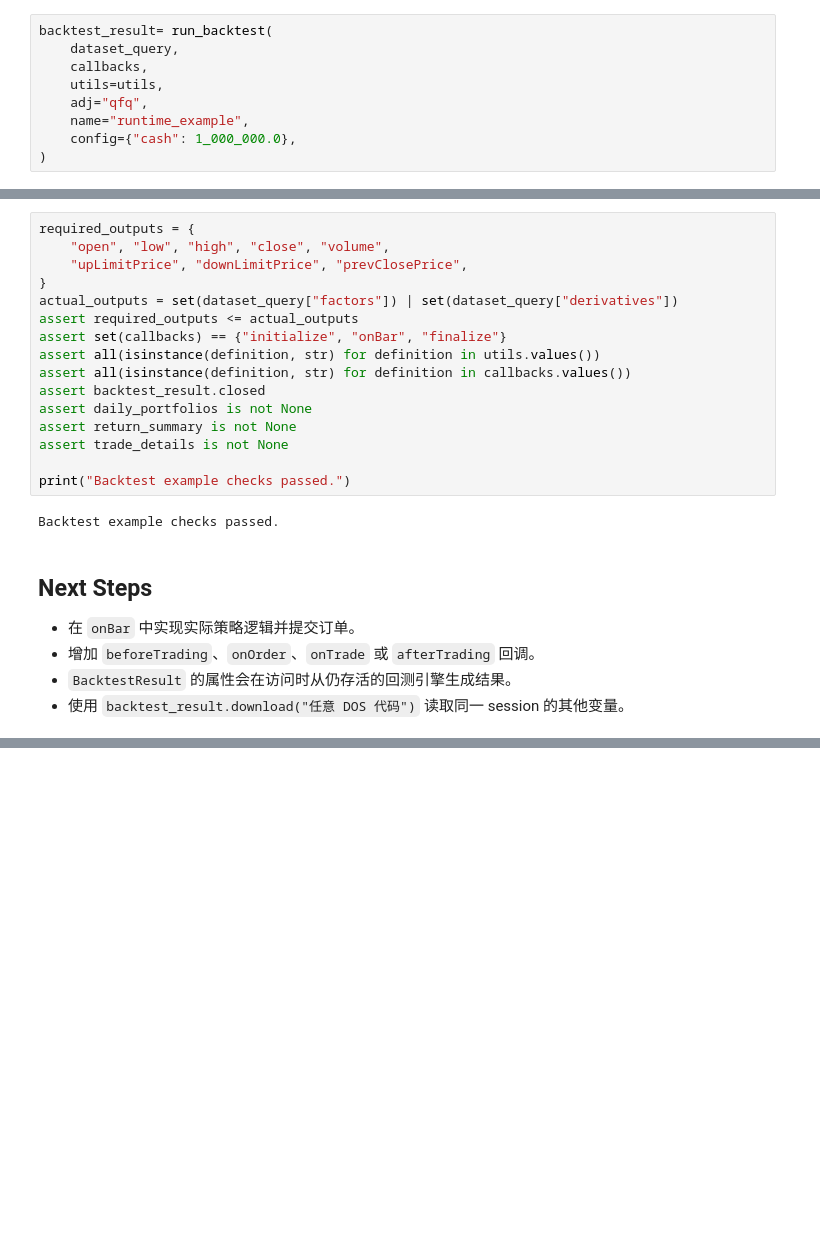
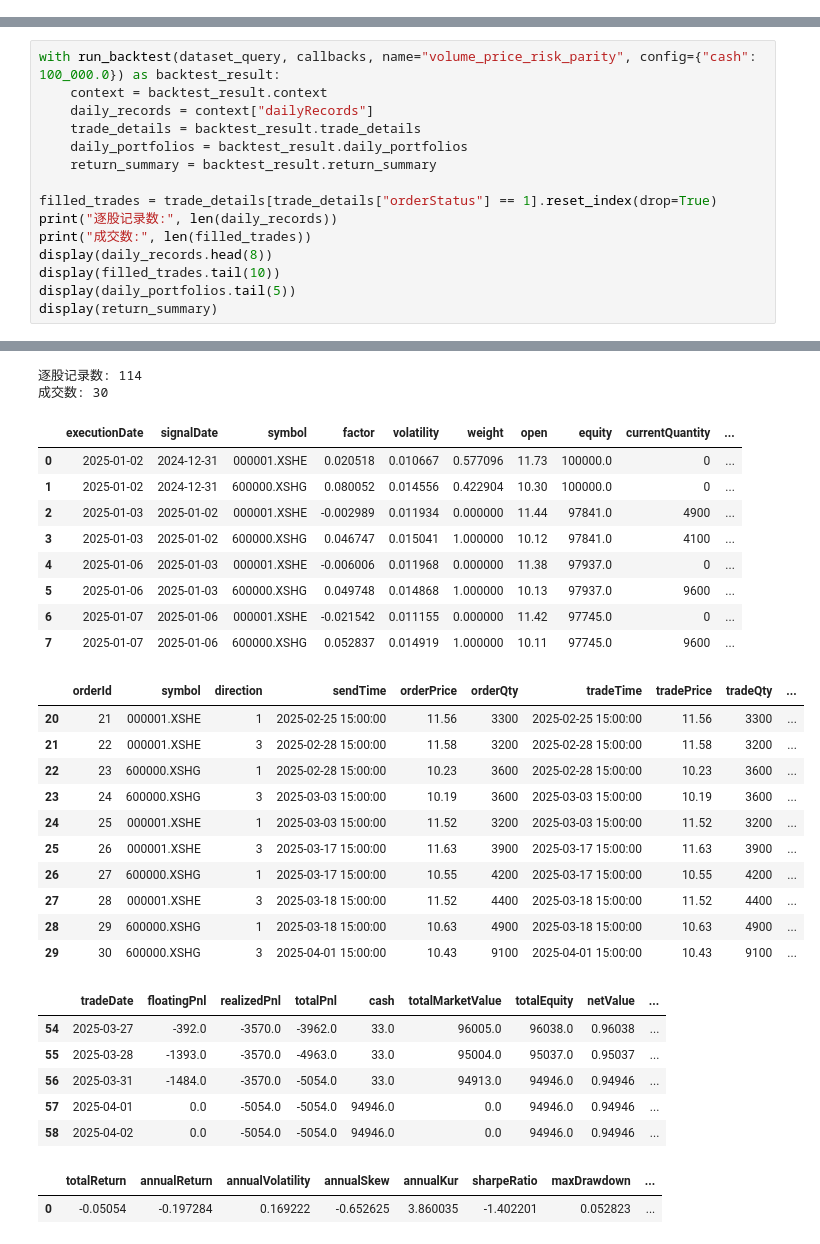
Before and after one commit to Genesis-Quant/runtime, a Jupyter notebook: examples/backtest.ipynb, the cells around one changed output, grey strips where cells are left out. Drawn from its saved outputs; the diff is of its cells as text; blank space fills up the shorter version.

```diff
--- a/examples/backtest.ipynb
+++ b/examples/backtest.ipynb
@@ -139,9 +65,0 @@ callbacks: ['initialize', 'onBar', 'finalize']
-# %%
-backtest_result= run_backtest(
-    dataset_query,
-    callbacks,
-    utils=utils,
-    adj="qfq",
-    name="runtime_example",
-    config={"cash": 1_000_000.0},
-)
@@ -182,25 +137,16 @@ backtest_result.close()
-# %%
-required_outputs = {
-    "open", "low", "high", "close", "volume",
-    "upLimitPrice", "downLimitPrice", "prevClosePrice",
-}
-actual_outputs = set(dataset_query["factors"]) | set(dataset_query["derivatives"])
-assert required_outputs <= actual_outputs
-assert set(callbacks) == {"initialize", "onBar", "finalize"}
-assert all(isinstance(definition, str) for definition in utils.values())
-assert all(isinstance(definition, str) for definition in callbacks.values())
-assert backtest_result.closed
-assert daily_portfolios is not None
-assert return_summary is not None
-assert trade_details is not None
-
-print("Backtest example checks passed.")
-# %% [output]
-Backtest example checks passed.
-# %% [markdown]
-## Next Steps
-
-- 在 `onBar` 中实现实际策略逻辑并提交订单。
-- 增加 `beforeTrading`、`onOrder`、`onTrade` 或 `afterTrading` 回调。
-- `BacktestResult` 的属性会在访问时从仍存活的回测引擎生成结果。
-- 使用 `backtest_result.download("任意 DOS 代码")` 读取同一 session 的其他变量。
+# %%
+with run_backtest(dataset_query, callbacks, name="volume_price_risk_parity", config={"cash": 100_000.0}) as backtest_result:
+    context = backtest_result.context
+    daily_records = context["dailyRecords"]
+    trade_details = backtest_result.trade_details
+    daily_portfolios = backtest_result.daily_portfolios
+    return_summary = backtest_result.return_summary
+
+filled_trades = trade_details[trade_details["orderStatus"] == 1].reset_index(drop=True)
+print("逐股记录数:", len(daily_records))
+print("成交数:", len(filled_trades))
+display(daily_records.head(8))
+display(filled_trades.tail(10))
+display(daily_portfolios.tail(5))
+display(return_summary)
+# %% [output]
@@ -206,0 +168,30 @@ Backtest example checks passed.
+逐股记录数: 114
+成交数: 30
+|  | executionDate | signalDate | symbol | factor | volatility | weight | open | equity | currentQuantity | ... |
+| 0 | 2025-01-02 | 2024-12-31 | 000001.XSHE | 0.020518 | 0.010667 | 0.577096 | 11.73 | 100000.0 | 0 | ... |
+| 1 | 2025-01-02 | 2024-12-31 | 600000.XSHG | 0.080052 | 0.014556 | 0.422904 | 10.30 | 100000.0 | 0 | ... |
+| 2 | 2025-01-03 | 2025-01-02 | 000001.XSHE | -0.002989 | 0.011934 | 0.000000 | 11.44 | 97841.0 | 4900 | ... |
+| 3 | 2025-01-03 | 2025-01-02 | 600000.XSHG | 0.046747 | 0.015041 | 1.000000 | 10.12 | 97841.0 | 4100 | ... |
+| 4 | 2025-01-06 | 2025-01-03 | 000001.XSHE | -0.006006 | 0.011968 | 0.000000 | 11.38 | 97937.0 | 0 | ... |
+| 5 | 2025-01-06 | 2025-01-03 | 600000.XSHG | 0.049748 | 0.014868 | 1.000000 | 10.13 | 97937.0 | 9600 | ... |
+| 6 | 2025-01-07 | 2025-01-06 | 000001.XSHE | -0.021542 | 0.011155 | 0.000000 | 11.42 | 97745.0 | 0 | ... |
+| 7 | 2025-01-07 | 2025-01-06 | 600000.XSHG | 0.052837 | 0.014919 | 1.000000 | 10.11 | 97745.0 | 9600 | ... |
+|  | orderId | symbol | direction | sendTime | orderPrice | orderQty | tradeTime | tradePrice | tradeQty | ... |
+| 20 | 21 | 000001.XSHE | 1 | 2025-02-25 15:00:00 | 11.56 | 3300 | 2025-02-25 15:00:00 | 11.56 | 3300 | ... |
+| 21 | 22 | 000001.XSHE | 3 | 2025-02-28 15:00:00 | 11.58 | 3200 | 2025-02-28 15:00:00 | 11.58 | 3200 | ... |
+| 22 | 23 | 600000.XSHG | 1 | 2025-02-28 15:00:00 | 10.23 | 3600 | 2025-02-28 15:00:00 | 10.23 | 3600 | ... |
+| 23 | 24 | 600000.XSHG | 3 | 2025-03-03 15:00:00 | 10.19 | 3600 | 2025-03-03 15:00:00 | 10.19 | 3600 | ... |
+| 24 | 25 | 000001.XSHE | 1 | 2025-03-03 15:00:00 | 11.52 | 3200 | 2025-03-03 15:00:00 | 11.52 | 3200 | ... |
+| 25 | 26 | 000001.XSHE | 3 | 2025-03-17 15:00:00 | 11.63 | 3900 | 2025-03-17 15:00:00 | 11.63 | 3900 | ... |
+| 26 | 27 | 600000.XSHG | 1 | 2025-03-17 15:00:00 | 10.55 | 4200 | 2025-03-17 15:00:00 | 10.55 | 4200 | ... |
+| 27 | 28 | 000001.XSHE | 3 | 2025-03-18 15:00:00 | 11.52 | 4400 | 2025-03-18 15:00:00 | 11.52 | 4400 | ... |
+| 28 | 29 | 600000.XSHG | 1 | 2025-03-18 15:00:00 | 10.63 | 4900 | 2025-03-18 15:00:00 | 10.63 | 4900 | ... |
+| 29 | 30 | 600000.XSHG | 3 | 2025-04-01 15:00:00 | 10.43 | 9100 | 2025-04-01 15:00:00 | 10.43 | 9100 | ... |
+|  | tradeDate | floatingPnl | realizedPnl | totalPnl | cash | totalMarketValue | totalEquity | netValue | ... |
+| 54 | 2025-03-27 | -392.0 | -3570.0 | -3962.0 | 33.0 | 96005.0 | 96038.0 | 0.96038 | ... |
+| 55 | 2025-03-28 | -1393.0 | -3570.0 | -4963.0 | 33.0 | 95004.0 | 95037.0 | 0.95037 | ... |
+| 56 | 2025-03-31 | -1484.0 | -3570.0 | -5054.0 | 33.0 | 94913.0 | 94946.0 | 0.94946 | ... |
+| 57 | 2025-04-01 | 0.0 | -5054.0 | -5054.0 | 94946.0 | 0.0 | 94946.0 | 0.94946 | ... |
+| 58 | 2025-04-02 | 0.0 | -5054.0 | -5054.0 | 94946.0 | 0.0 | 94946.0 | 0.94946 | ... |
+|  | totalReturn | annualReturn | annualVolatility | annualSkew | annualKur | sharpeRatio | maxDrawdown | ... |
+| 0 | -0.05054 | -0.197284 | 0.169222 | -0.652625 | 3.860035 | -1.402201 | 0.052823 | ... |
```
Also changed, not shown: parts of 23 cells of this notebook, 1 other file.
